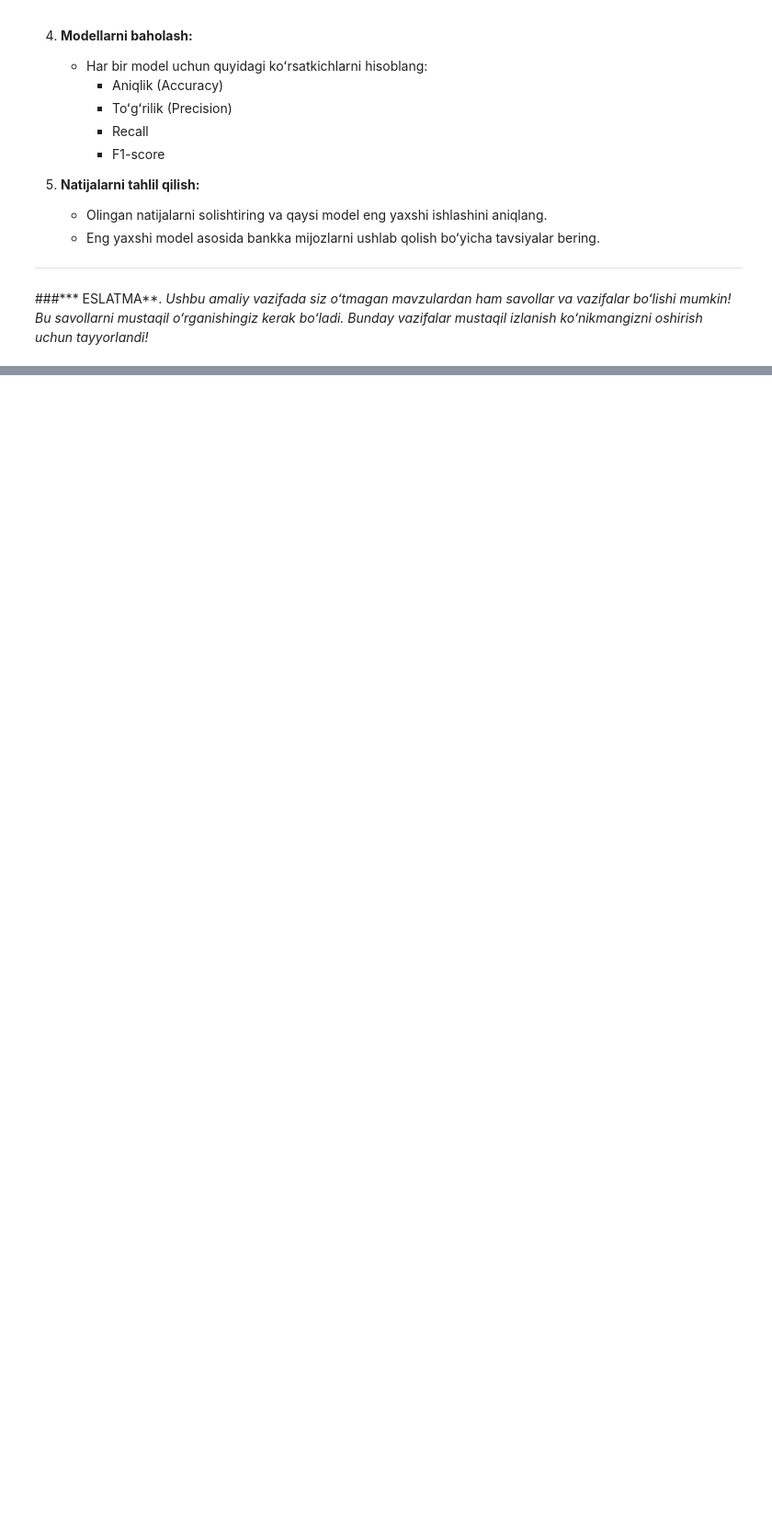
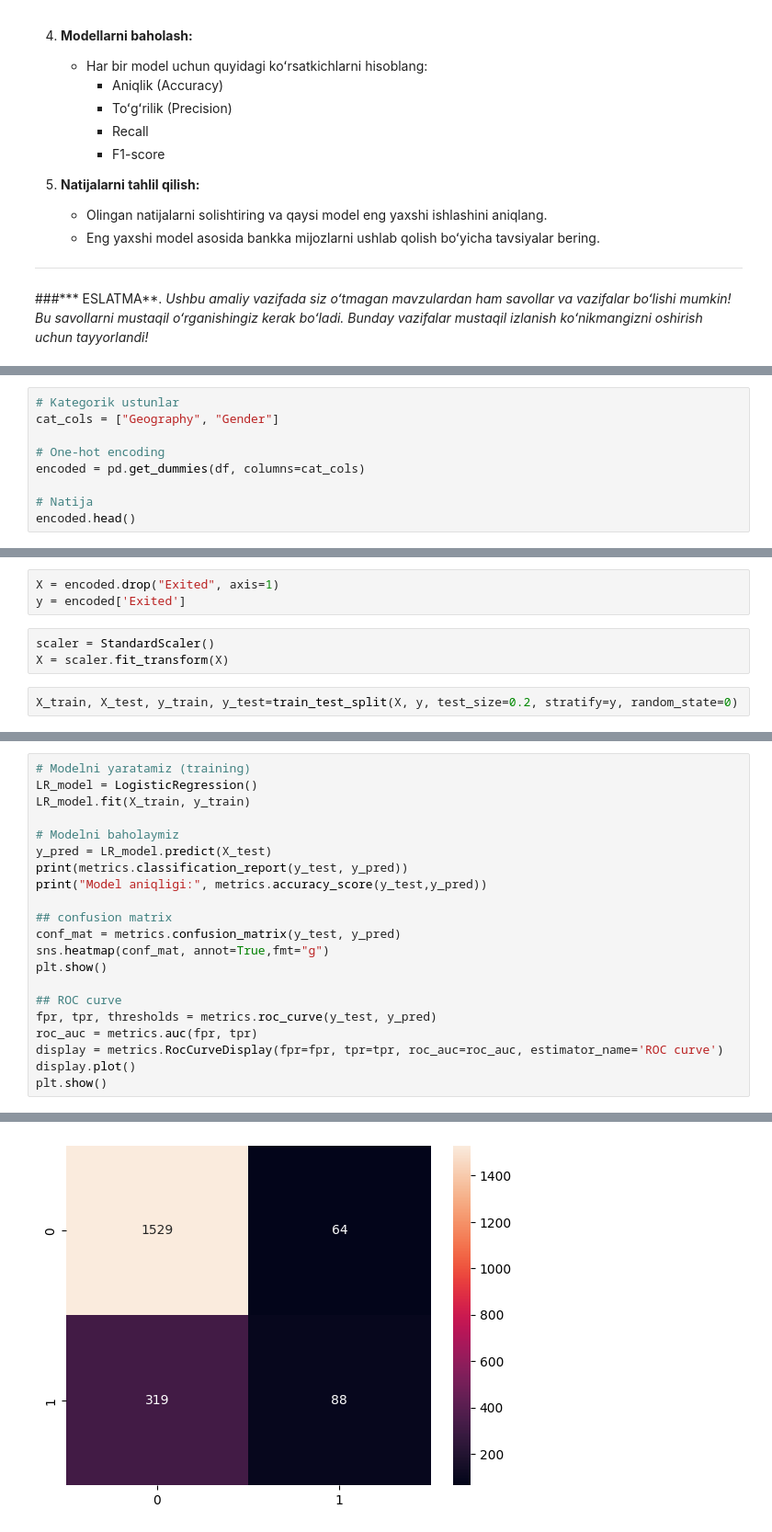
Before and after one commit to ulubeykhuja/Amaliyot, a Jupyter notebook: 18_CUSTOMER_CHURN_18_6_YAKUNIY_AMALIY_VAZIFA_Xujakulov_U.ipynb, the cells around one changed output, grey strips where cells are left out. Shown at 92% size. Drawn from its saved outputs; the diff is of its cells as text; blank space fills up the shorter version.

```diff
--- a/18_CUSTOMER_CHURN_18_6_YAKUNIY_AMALIY_VAZIFA_Xujakulov_U.ipynb
+++ b/18_CUSTOMER_CHURN_18_6_YAKUNIY_AMALIY_VAZIFA_Xujakulov_U.ipynb
@@ -94,0 +276,9 @@ df
+# %%
+# Kategorik ustunlar
+cat_cols = ["Geography", "Gender"]
+
+# One-hot encoding
+encoded = pd.get_dummies(df, columns=cat_cols)
+
+# Natija
+encoded.head()
@@ -94,0 +296,8 @@ df
+# %%
+X = encoded.drop("Exited", axis=1)
+y = encoded['Exited']
+# %%
+scaler = StandardScaler()
+X = scaler.fit_transform(X)
+# %%
+X_train, X_test, y_train, y_test=train_test_split(X, y, test_size=0.2, stratify=y, random_state=0)
@@ -94,0 +315,22 @@ df
+# %%
+# Modelni yaratamiz (training)
+LR_model = LogisticRegression()
+LR_model.fit(X_train, y_train)
+
+# Modelni baholaymiz
+y_pred = LR_model.predict(X_test)
+print(metrics.classification_report(y_test, y_pred))
+print("Model aniqligi:", metrics.accuracy_score(y_test,y_pred))
+
+## confusion matrix
+conf_mat = metrics.confusion_matrix(y_test, y_pred)
+sns.heatmap(conf_mat, annot=True,fmt="g")
+plt.show()
+
+## ROC curve
+fpr, tpr, thresholds = metrics.roc_curve(y_test, y_pred)
+roc_auc = metrics.auc(fpr, tpr)
+display = metrics.RocCurveDisplay(fpr=fpr, tpr=tpr, roc_auc=roc_auc, estimator_name='ROC curve')
+display.plot()
+plt.show()
+# %% [output]
@@ -94,0 +347 @@ df
+[figure, added]
```
Also changed, not shown: parts of 39 cells of this notebook.
